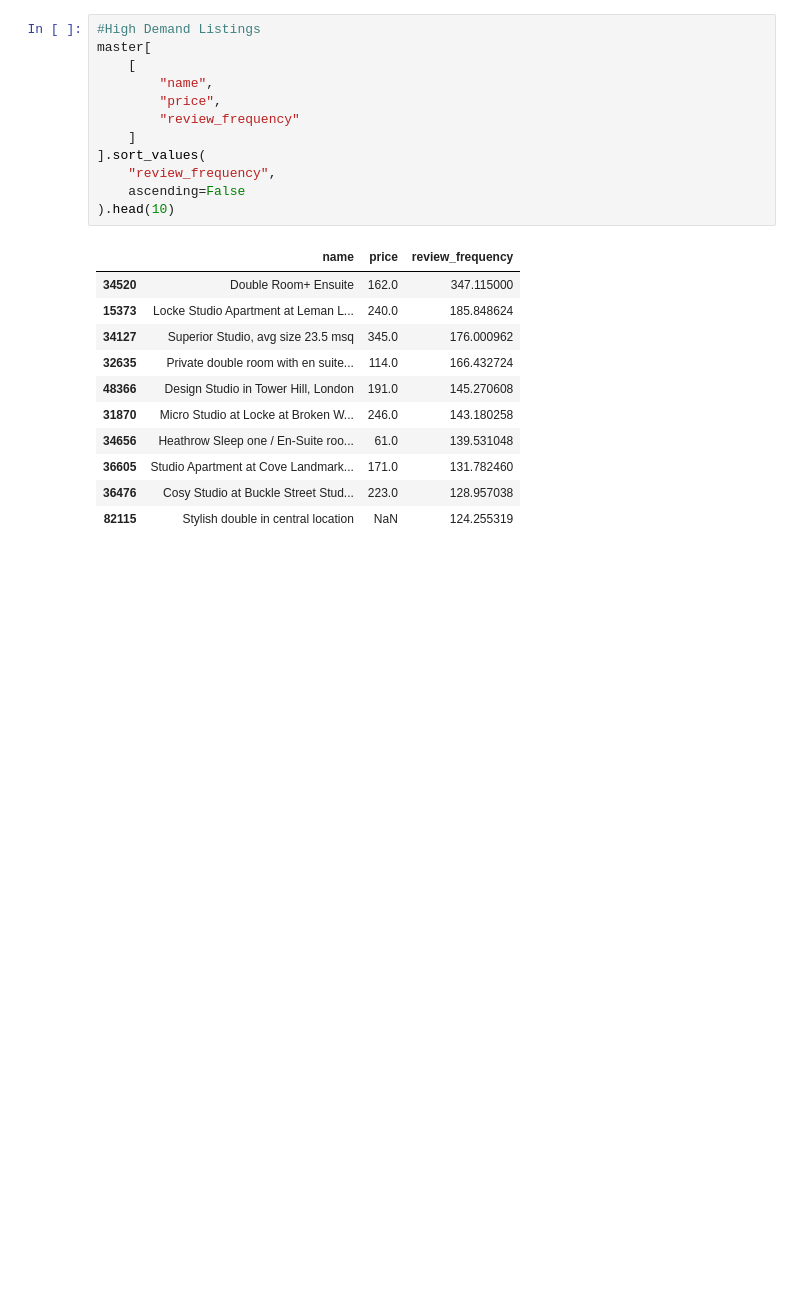
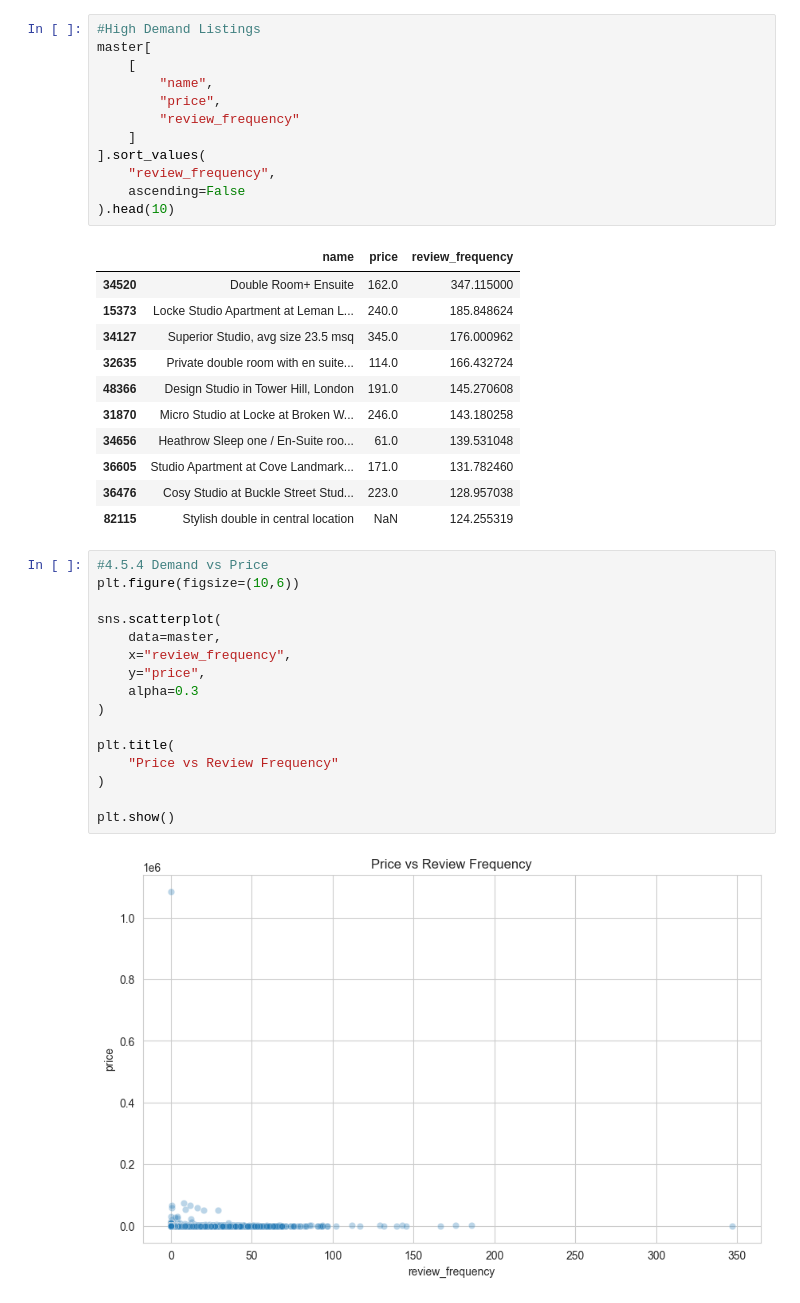
Before and after one commit to FathimaNafra/airbnb-data-engineering-project, a Jupyter notebook: notebooks/eda.ipynb, the cells around one changed output. Cells and saved outputs as stored; diff of their text form; blank space fills up the shorter version.

Commit message:
Analyze demand and pricing relationship

```diff
--- a/notebooks/eda.ipynb
+++ b/notebooks/eda.ipynb
@@ -758,3 +758,21 @@ master[
 | 36605 | Studio Apartment at Cove Landmark... | 171.0 | 131.782460 |
 | 36476 | Cosy Studio at Buckle Street Stud... | 223.0 | 128.957038 |
 | 82115 | Stylish double in central location | NaN | 124.255319 |
+# %%
+#4.5.4 Demand vs Price
+plt.figure(figsize=(10,6))
+
+sns.scatterplot(
+    data=master,
+    x="review_frequency",
+    y="price",
+    alpha=0.3
+)
+
+plt.title(
+    "Price vs Review Frequency"
+)
+
+plt.show()
+# %% [output]
+[figure, added]
```
